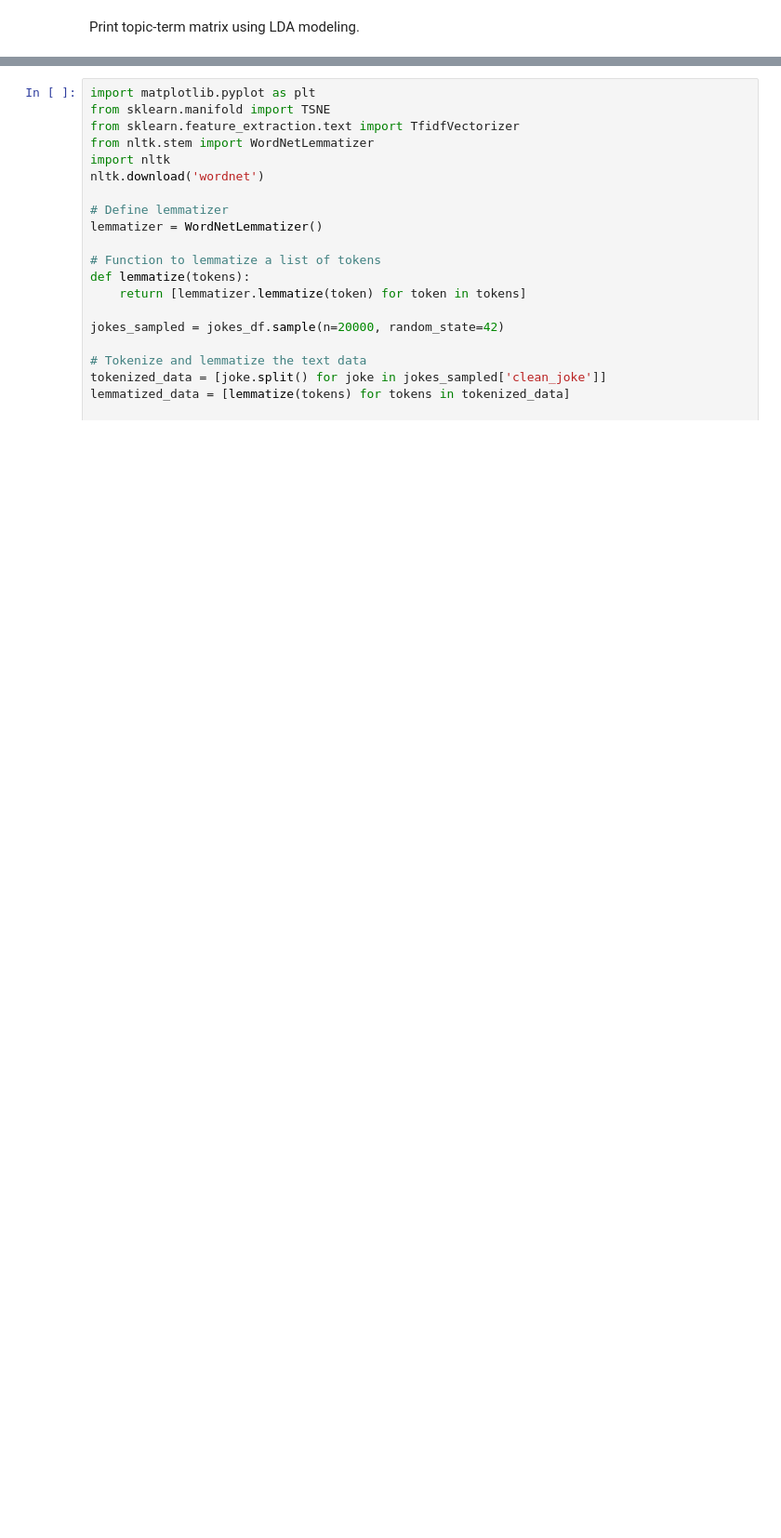
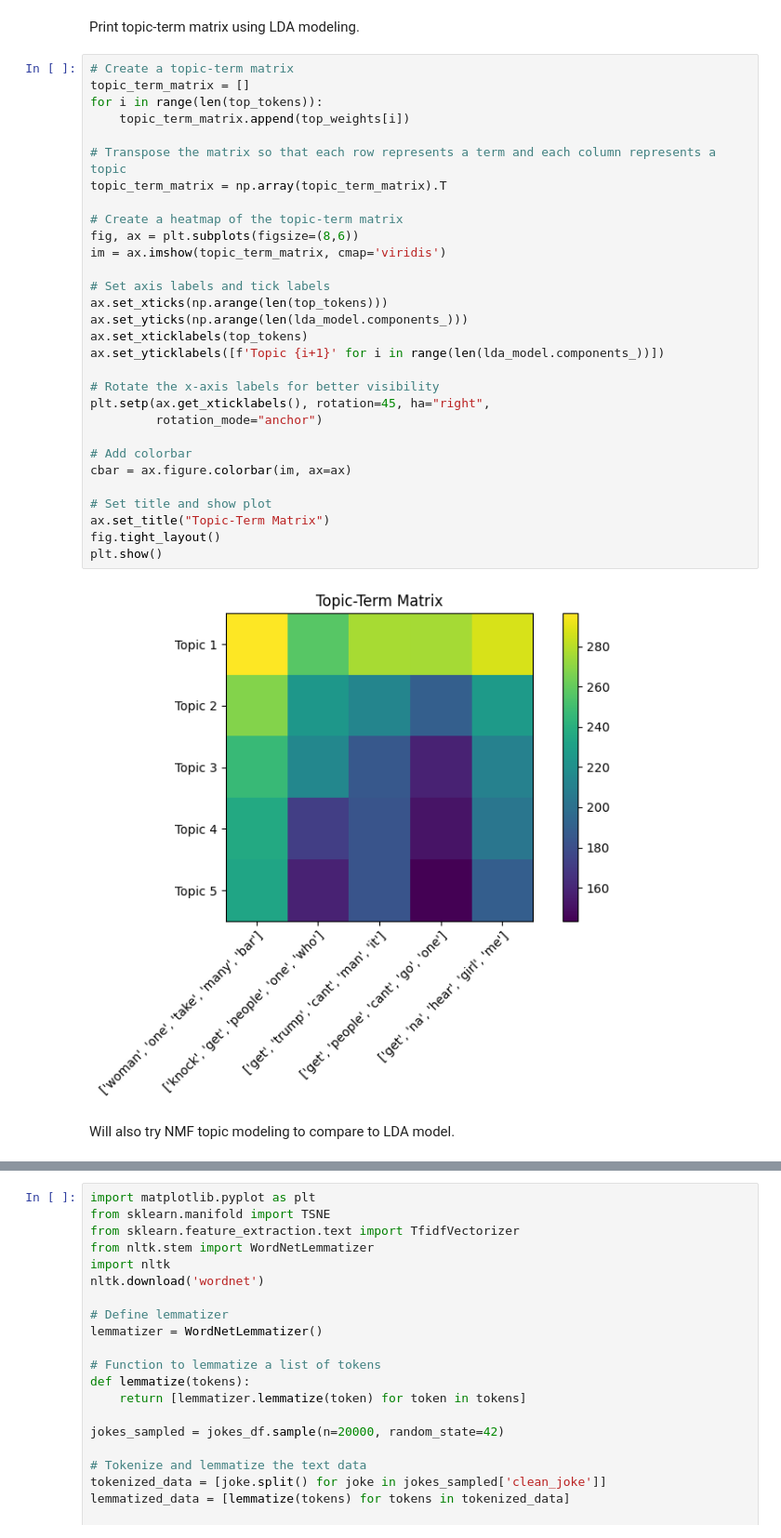
Before and after one commit to gvogt2023/Humor-Detection-Capstone, a Jupyter notebook: topic_modeling.ipynb, the cells around one changed output, grey strips where cells are left out. Shown at 93% size. Drawn from its saved outputs; the diff is of its cells as text; blank space fills up the shorter version.

```diff
--- a/topic_modeling_encoder.ipynb
+++ b/topic_modeling.ipynb
@@ -369,2 +227,36 @@ for i, tokens in enumerate(top_tokens):
 # %% [markdown]
 Print topic-term matrix using LDA modeling.
+# %%
+# Create a topic-term matrix
+topic_term_matrix = []
+for i in range(len(top_tokens)):
+    topic_term_matrix.append(top_weights[i])
+
+# Transpose the matrix so that each row represents a term and each column represents a topic
+topic_term_matrix = np.array(topic_term_matrix).T
+
+# Create a heatmap of the topic-term matrix
+fig, ax = plt.subplots(figsize=(8,6))
+im = ax.imshow(topic_term_matrix, cmap='viridis')
+
+# Set axis labels and tick labels
+ax.set_xticks(np.arange(len(top_tokens)))
+ax.set_yticks(np.arange(len(lda_model.components_)))
+ax.set_xticklabels(top_tokens)
+ax.set_yticklabels([f'Topic {i+1}' for i in range(len(lda_model.components_))])
+
+# Rotate the x-axis labels for better visibility
+plt.setp(ax.get_xticklabels(), rotation=45, ha="right",
+         rotation_mode="anchor")
+
+# Add colorbar
+cbar = ax.figure.colorbar(im, ax=ax)
+
+# Set title and show plot
+ax.set_title("Topic-Term Matrix")
+fig.tight_layout()
+plt.show()
+# %% [output]
+[figure, added]
+# %% [markdown]
+Will also try NMF topic modeling to compare to LDA model.
```
Also changed, not shown: parts of 36 cells of this notebook, 2 other files.
